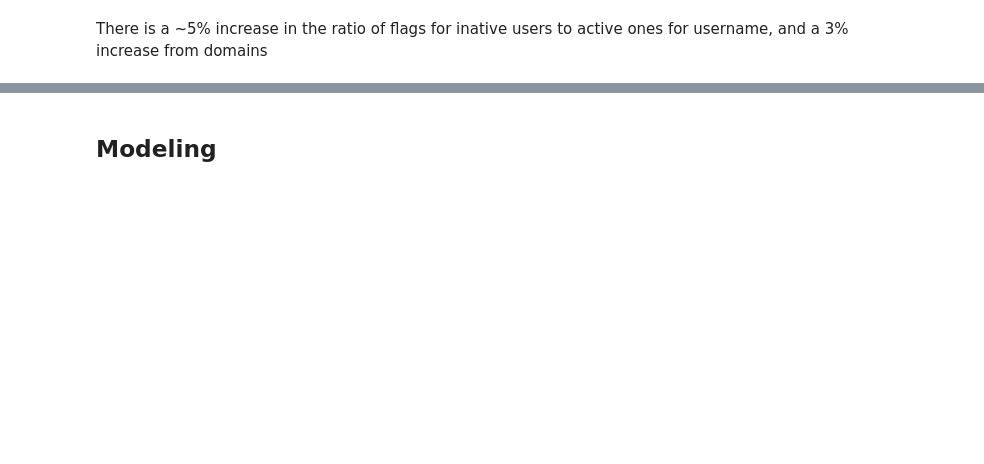
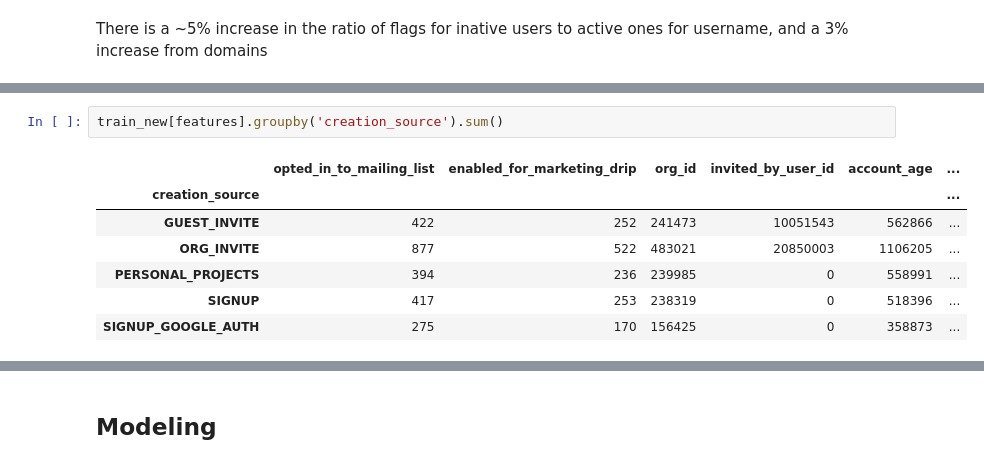
Before and after one commit to Pooret/Springboard, a Jupyter notebook: relax/relax.ipynb, the cells around one changed output, grey strips where cells are left out. Cells and saved outputs as stored; diff of their text form; blank space fills up the shorter version.

```diff
--- a/relax/relax.ipynb
+++ b/relax/relax.ipynb
@@ -637,0 +433,10 @@ train
+# %%
+train_new[features].groupby('creation_source').sum()
+# %% [output]
+|  | opted_in_to_mailing_list | enabled_for_marketing_drip | org_id | invited_by_user_id | account_age | ... |
+| creation_source |  |  |  |  |  | ... |
+| GUEST_INVITE | 422 | 252 | 241473 | 10051543 | 562866 | ... |
+| ORG_INVITE | 877 | 522 | 483021 | 20850003 | 1106205 | ... |
+| PERSONAL_PROJECTS | 394 | 236 | 239985 | 0 | 558991 | ... |
+| SIGNUP | 417 | 253 | 238319 | 0 | 518396 | ... |
+| SIGNUP_GOOGLE_AUTH | 275 | 170 | 156425 | 0 | 358873 | ... |
```
Also changed, not shown: parts of 64 cells of this notebook.
